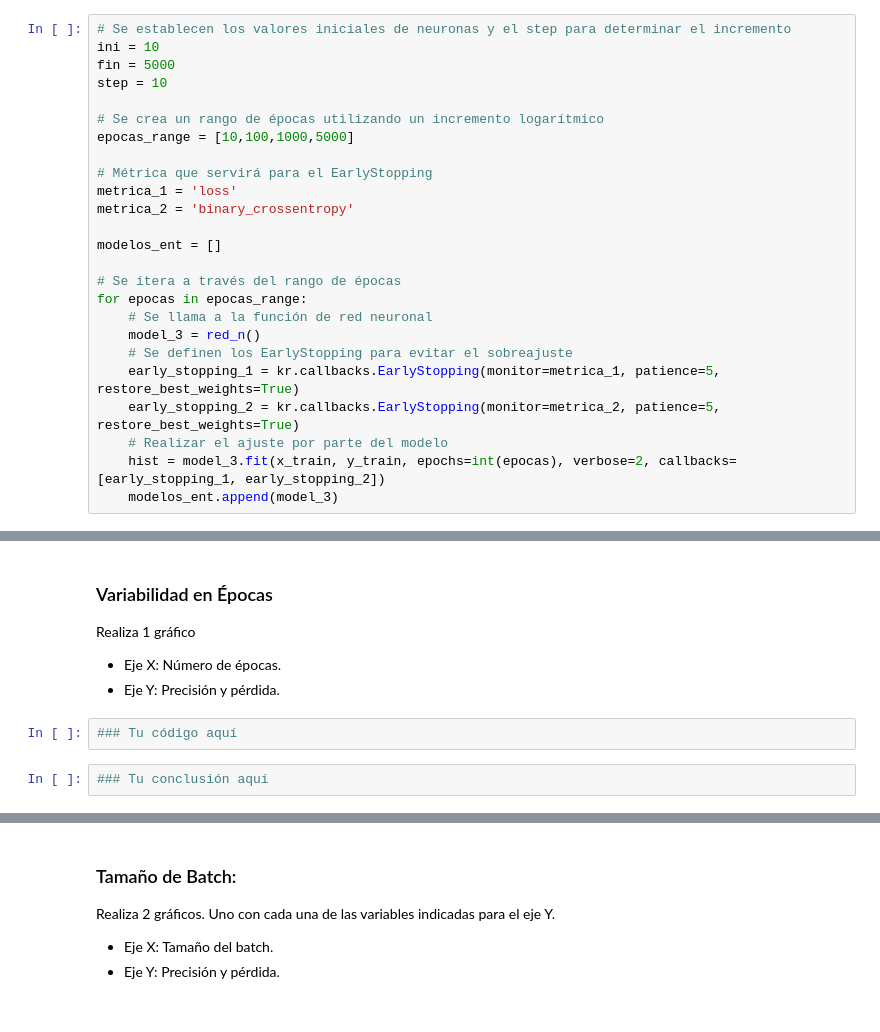
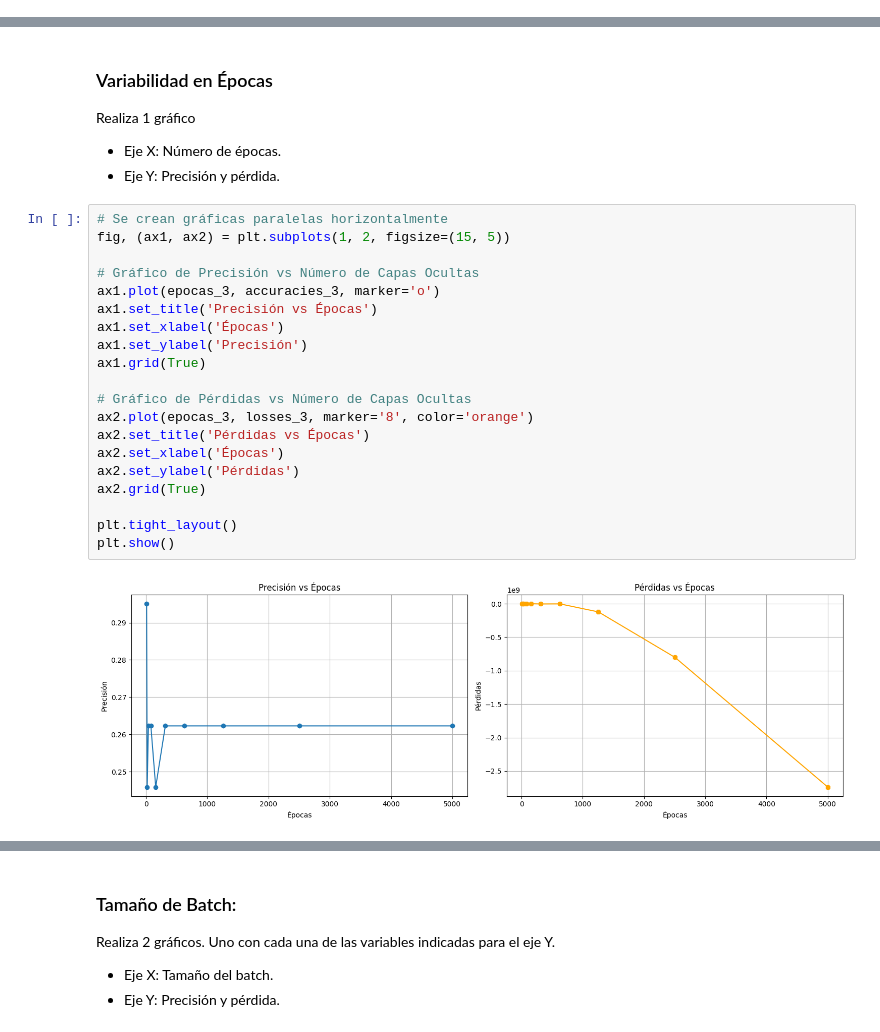
Before and after one commit to lpyo87/Statistical_LearningII, a Jupyter notebook: HT1/HT1 - Redes neuronales.ipynb, the cells around one changed output, grey strips where cells are left out. Drawn from its saved outputs; the diff is of its cells as text.

```diff
--- a/HT1/HT1 - Redes neuronales.ipynb
+++ b/HT1/HT1 - Redes neuronales.ipynb
@@ -490,28 +567,3 @@ Demasiadas épocas sin una técnica de parada temprana pueden llevar al sobreaju
 
 * Rango: Entre 10 y 5000 épocas.
 * Paso: Incremento logarítmico
-# %%
-# Se establecen los valores iniciales de neuronas y el step para determinar el incremento
-ini = 10
-fin = 5000
-step = 10
-
-# Se crea un rango de épocas utilizando un incremento logarítmico
-epocas_range = [10,100,1000,5000]
-
-# Métrica que servirá para el EarlyStopping
-metrica_1 = 'loss'
-metrica_2 = 'binary_crossentropy'
-
-modelos_ent = []
-
-# Se itera a través del rango de épocas
-for epocas in epocas_range:
-    # Se llama a la función de red neuronal
-    model_3 = red_n()
-    # Se definen los EarlyStopping para evitar el sobreajuste
-    early_stopping_1 = kr.callbacks.EarlyStopping(monitor=metrica_1, patience=5, restore_best_weights=True)
-    early_stopping_2 = kr.callbacks.EarlyStopping(monitor=metrica_2, patience=5, restore_best_weights=True)
-    # Realizar el ajuste por parte del modelo
-    hist = model_3.fit(x_train, y_train, epochs=int(epocas), verbose=2, callbacks=[early_stopping_1, early_stopping_2])
-    modelos_ent.append(model_3)
@@ -600,7 +740,25 @@ Realiza 1 gráfico
 
 * Eje X: Número de épocas.
 * Eje Y: Precisión y pérdida.
-# %%
-### Tu código aquí
-# %%
-### Tu conclusión aquí
+# %%
+# Se crean gráficas paralelas horizontalmente
+fig, (ax1, ax2) = plt.subplots(1, 2, figsize=(15, 5))
+
+# Gráfico de Precisión vs Número de Capas Ocultas
+ax1.plot(epocas_3, accuracies_3, marker='o')
+ax1.set_title('Precisión vs Épocas')
+ax1.set_xlabel('Épocas')
+ax1.set_ylabel('Precisión')
+ax1.grid(True)
+
+# Gráfico de Pérdidas vs Número de Capas Ocultas
+ax2.plot(epocas_3, losses_3, marker='8', color='orange')
+ax2.set_title('Pérdidas vs Épocas')
+ax2.set_xlabel('Épocas')
+ax2.set_ylabel('Pérdidas')
+ax2.grid(True)
+
+plt.tight_layout()
+plt.show()
+# %% [output]
+[figure, added]
```
Also changed, not shown: parts of 33 cells of this notebook, 2 other files.
